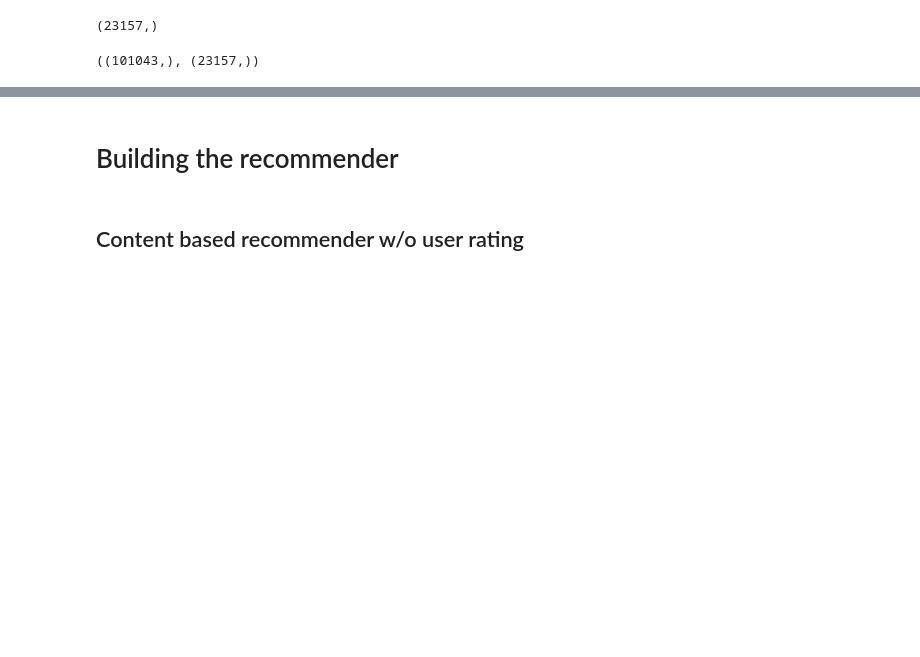
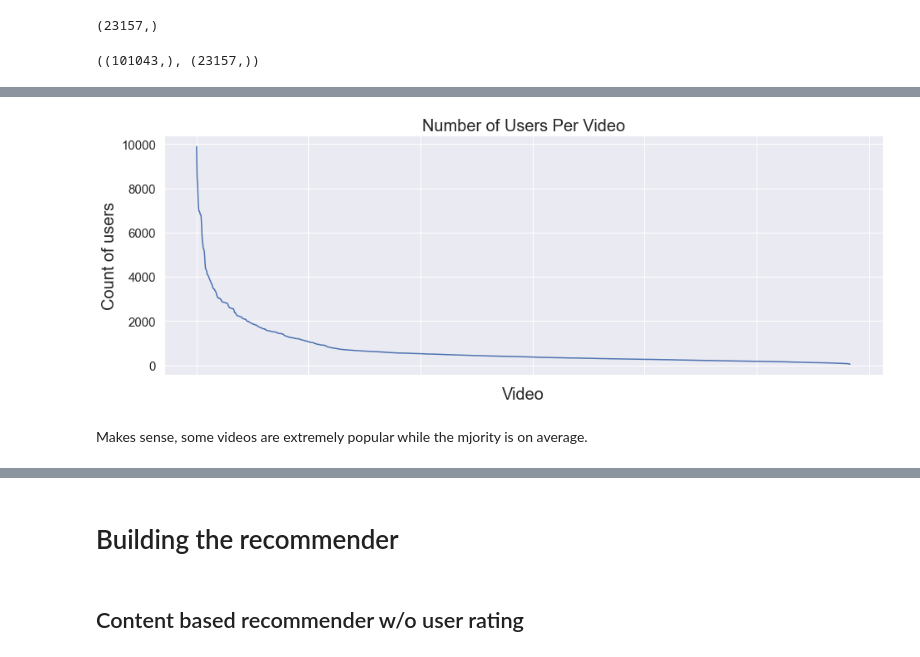
Before and after one commit to apalladin/coub_recommender, a Jupyter notebook: recommender_coub_final.ipynb, the cells around one changed output, grey strips where cells are left out. Cells and saved outputs as stored; diff of their text form; code cells hidden in the pictures; blank space fills up the shorter version.

Commit message:
coub recommender system

```diff
--- a/recommender_coub_final.ipynb
+++ b/recommender_coub_final.ipynb
@@ -563,0 +600,18 @@ user_ids_all.shape, user_ids_repo.shape
+# %%
+
+users_per_video = coub_reaction_user_list_df_all.groupby('coub_id').count()['user_id'].sort_values(ascending = False)
+
+
+fig = plt.figure(figsize = (12, 4))
+axes = fig.add_axes([0.1,0.1,1,1])
+plt.title("Number of Users Per Video", fontsize = 20)
+plt.xlabel("Video", fontsize = 20)
+plt.ylabel("Count of users", fontsize = 20)
+plt.plot(users_per_video.values)
+plt.tick_params(labelsize = 15)
+axes.set_xticklabels([])
+plt.show()
+# %% [output]
+[figure, added]
+# %% [markdown]
+Makes sense, some videos are extremely popular while the mjority is on average.
```
Also changed, not shown: parts of 35 cells of this notebook.
